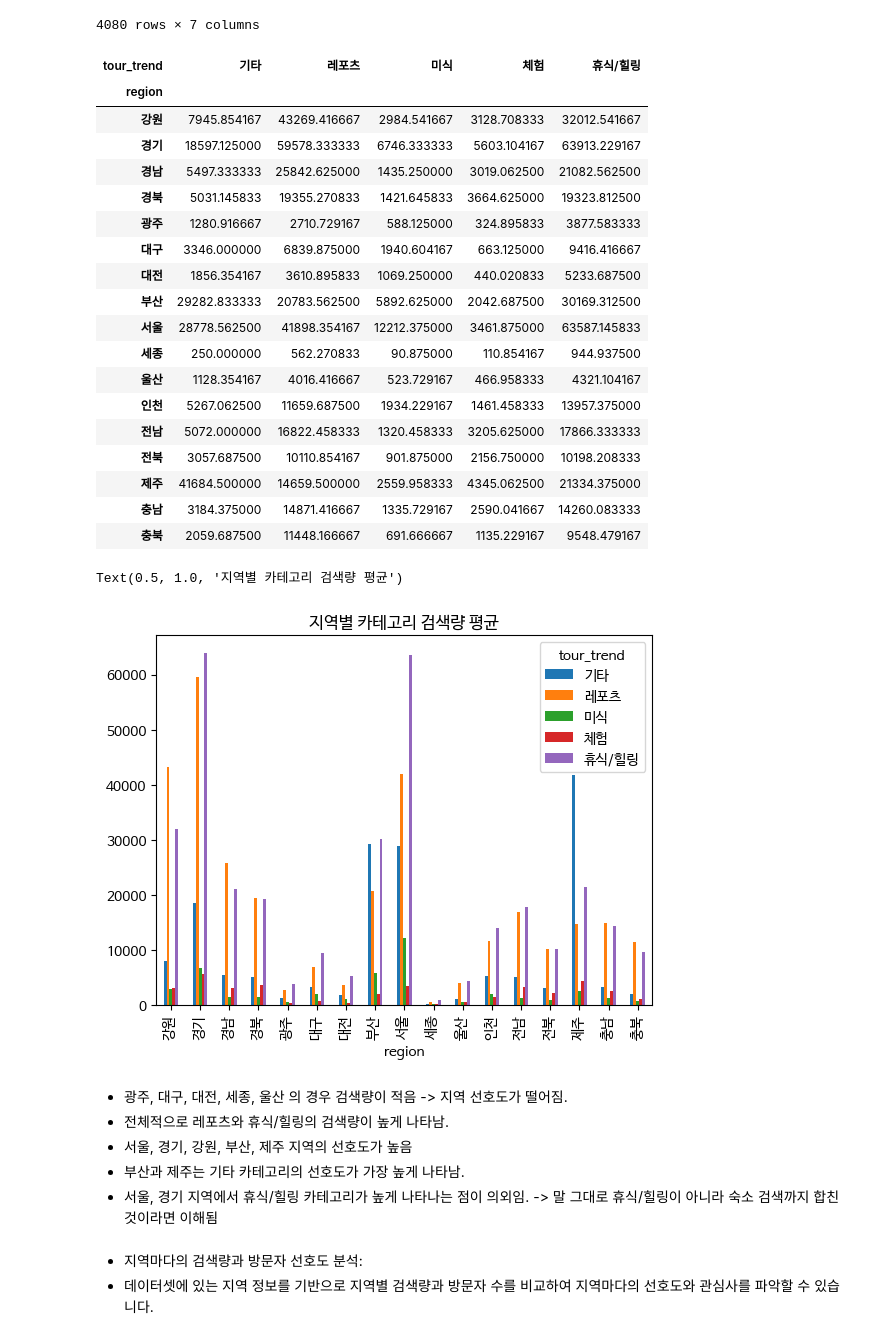
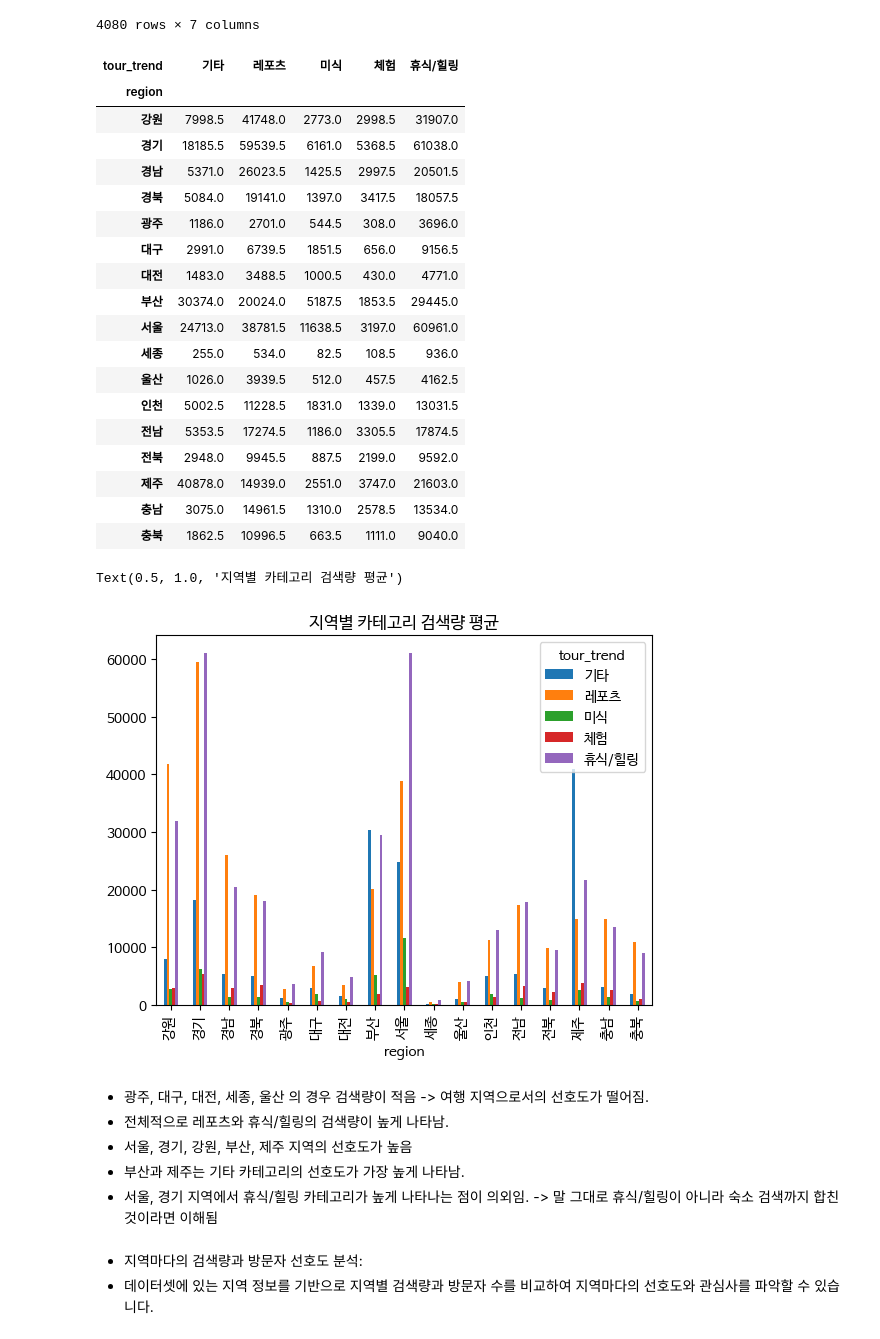
Before and after one commit to btg1631/study_data_analytics, a Jupyter notebook: docs/project_trip/EDA.ipynb, the cells around one changed output. Saved outputs shown, nothing was run; the diff lists cells and outputs as text; code cells hidden in the pictures.

```diff
--- a/docs/project_trip/EDA.ipynb
+++ b/docs/project_trip/EDA.ipynb
@@ -307,36 +318,36 @@ df_search_trend
 4080 rows × 7 columns
 # %%
 grouped = df_search_trend.groupby(['region', 'tour_trend'])
-trend_mean = grouped['num_mention'].mean().unstack()
-trend_mean
+trend_median = grouped['num_mention'].median().unstack()
+trend_median
 # %% [output]
 | tour_trend | 기타 | 레포츠 | 미식 | 체험 | 휴식/힐링 |
 | region |  |  |  |  |  |
-| 강원 | 7945.854167 | 43269.416667 | 2984.541667 | 3128.708333 | 32012.541667 |
-| 경기 | 18597.125000 | 59578.333333 | 6746.333333 | 5603.104167 | 63913.229167 |
-| 경남 | 5497.333333 | 25842.625000 | 1435.250000 | 3019.062500 | 21082.562500 |
-| 경북 | 5031.145833 | 19355.270833 | 1421.645833 | 3664.625000 | 19323.812500 |
-| 광주 | 1280.916667 | 2710.729167 | 588.125000 | 324.895833 | 3877.583333 |
-| 대구 | 3346.000000 | 6839.875000 | 1940.604167 | 663.125000 | 9416.416667 |
-| 대전 | 1856.354167 | 3610.895833 | 1069.250000 | 440.020833 | 5233.687500 |
-| 부산 | 29282.833333 | 20783.562500 | 5892.625000 | 2042.687500 | 30169.312500 |
-| 서울 | 28778.562500 | 41898.354167 | 12212.375000 | 3461.875000 | 63587.145833 |
-| 세종 | 250.000000 | 562.270833 | 90.875000 | 110.854167 | 944.937500 |
-| 울산 | 1128.354167 | 4016.416667 | 523.729167 | 466.958333 | 4321.104167 |
-| 인천 | 5267.062500 | 11659.687500 | 1934.229167 | 1461.458333 | 13957.375000 |
-| 전남 | 5072.000000 | 16822.458333 | 1320.458333 | 3205.625000 | 17866.333333 |
-| 전북 | 3057.687500 | 10110.854167 | 901.875000 | 2156.750000 | 10198.208333 |
-| 제주 | 41684.500000 | 14659.500000 | 2559.958333 | 4345.062500 | 21334.375000 |
-| 충남 | 3184.375000 | 14871.416667 | 1335.729167 | 2590.041667 | 14260.083333 |
-| 충북 | 2059.687500 | 11448.166667 | 691.666667 | 1135.229167 | 9548.479167 |
+| 강원 | 7998.5 | 41748.0 | 2773.0 | 2998.5 | 31907.0 |
+| 경기 | 18185.5 | 59539.5 | 6161.0 | 5368.5 | 61038.0 |
+| 경남 | 5371.0 | 26023.5 | 1425.5 | 2997.5 | 20501.5 |
+| 경북 | 5084.0 | 19141.0 | 1397.0 | 3417.5 | 18057.5 |
+| 광주 | 1186.0 | 2701.0 | 544.5 | 308.0 | 3696.0 |
+| 대구 | 2991.0 | 6739.5 | 1851.5 | 656.0 | 9156.5 |
+| 대전 | 1483.0 | 3488.5 | 1000.5 | 430.0 | 4771.0 |
+| 부산 | 30374.0 | 20024.0 | 5187.5 | 1853.5 | 29445.0 |
+| 서울 | 24713.0 | 38781.5 | 11638.5 | 3197.0 | 60961.0 |
+| 세종 | 255.0 | 534.0 | 82.5 | 108.5 | 936.0 |
+| 울산 | 1026.0 | 3939.5 | 512.0 | 457.5 | 4162.5 |
+| 인천 | 5002.5 | 11228.5 | 1831.0 | 1339.0 | 13031.5 |
+| 전남 | 5353.5 | 17274.5 | 1186.0 | 3305.5 | 17874.5 |
+| 전북 | 2948.0 | 9945.5 | 887.5 | 2199.0 | 9592.0 |
+| 제주 | 40878.0 | 14939.0 | 2551.0 | 3747.0 | 21603.0 |
+| 충남 | 3075.0 | 14961.5 | 1310.0 | 2578.5 | 13534.0 |
+| 충북 | 1862.5 | 10996.5 | 663.5 | 1111.0 | 9040.0 |
 # %%
-trend_mean.plot(kind='bar')
+trend_median.plot(kind='bar')
 plt.title("지역별 카테고리 검색량 평균")
 # %% [output]
 Text(0.5, 1.0, '지역별 카테고리 검색량 평균')
-[figure, old version]
+[figure, new version]
 # %% [markdown]
-- 광주, 대구, 대전, 세종, 울산 의 경우 검색량이 적음 -> 지역 선호도가 떨어짐.
+- 광주, 대구, 대전, 세종, 울산 의 경우 검색량이 적음 -> 여행 지역으로서의 선호도가 떨어짐.
 - 전체적으로 레포츠와 휴식/힐링의 검색량이 높게 나타남.
 - 서울, 경기, 강원, 부산, 제주 지역의 선호도가 높음
 - 부산과 제주는 기타 카테고리의 선호도가 가장 높게 나타남.
```
Also changed, not shown: parts of 16 cells of this notebook, 2 other files.
